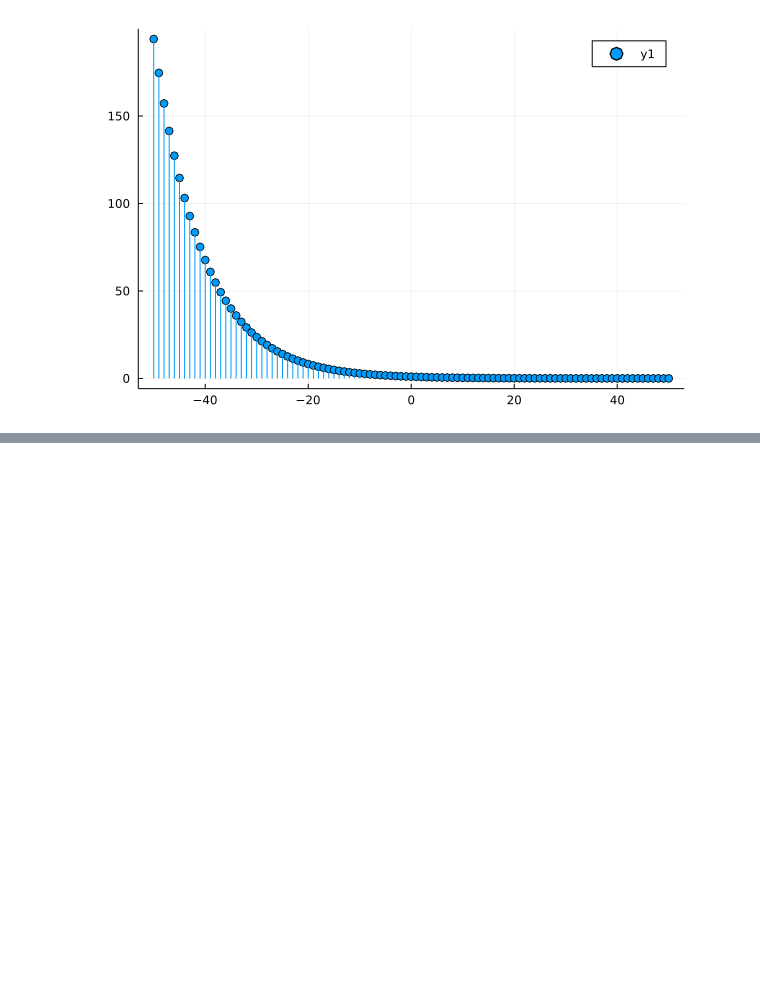
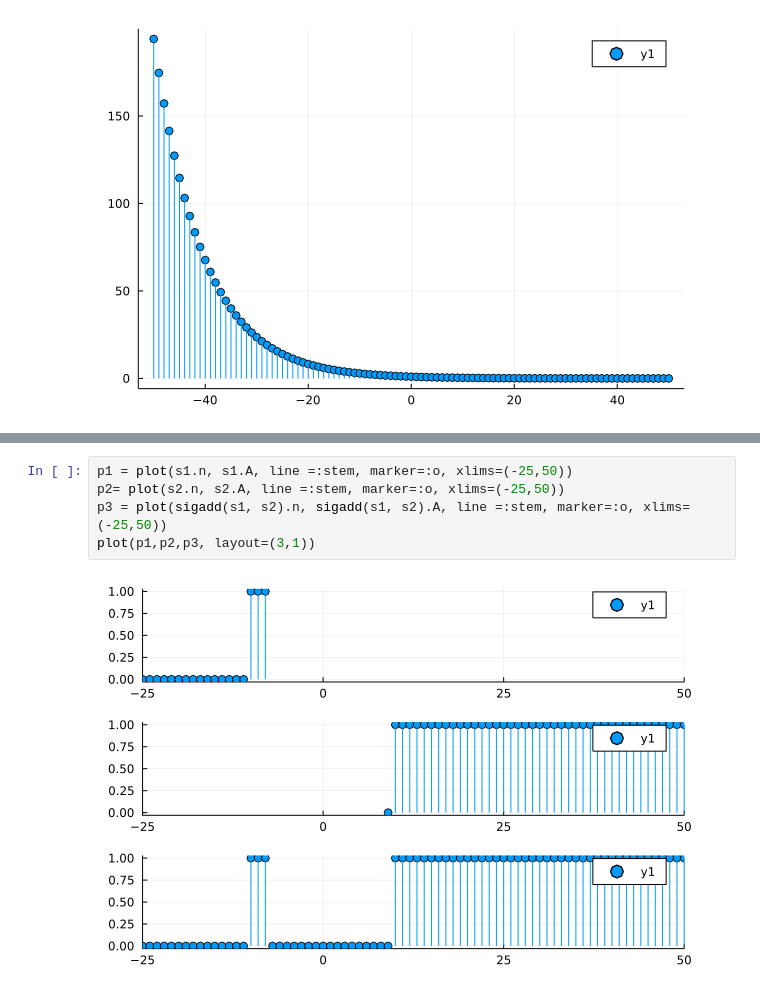
Before and after one commit to gjunqueira-sys/MySignalProcessing.jl, a Jupyter notebook: src/sketch.ipynb, the cells around one changed output, grey strips where cells are left out. Drawn from its saved outputs; the diff is of its cells as text; blank space fills up the shorter version.

```diff
--- a/src/sketch.ipynb
+++ b/src/sketch.ipynb
@@ -68,0 +97,7 @@ plot(s.n, s.A, line =:stem, marker=:o)
+# %%
+p1 = plot(s1.n, s1.A, line =:stem, marker=:o, xlims=(-25,50))
+p2= plot(s2.n, s2.A, line =:stem, marker=:o, xlims=(-25,50))
+p3 = plot(sigadd(s1, s2).n, sigadd(s1, s2).A, line =:stem, marker=:o, xlims=(-25,50))
+plot(p1,p2,p3, layout=(3,1))
+# %% [output]
+[figure, added]
```
Also changed, not shown: parts of 6 cells of this notebook, 1 other file.
